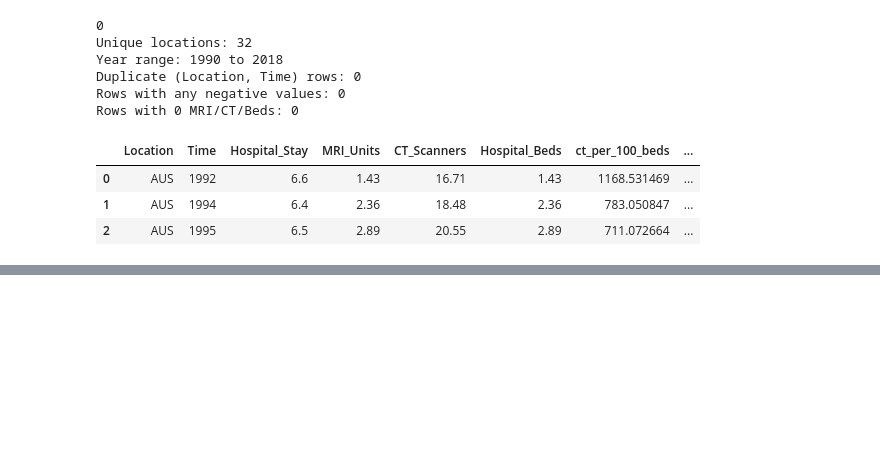
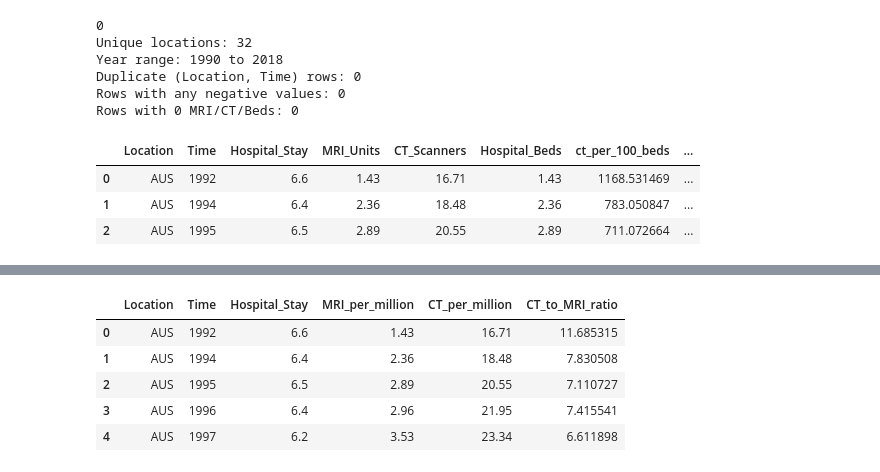
Before and after one commit to awillette89/LoS-analysis, a Jupyter notebook: length-of-stay.ipynb, the cells around one changed output, grey strips where cells are left out. Cells and saved outputs as stored; diff of their text form; code cells hidden in the pictures; blank space fills up the shorter version.

```diff
--- a/length-of-stay.ipynb
+++ b/length-of-stay.ipynb
@@ -307,0 +390,20 @@ inv2.head(3)
+# %%
+# Start from a clean read of the raw investments file
+inv6 = inv_raw.copy()
+
+# Drop duplicate column; rename for clarity
+inv6 = inv6.drop(columns=["Hospital_Beds"]).rename(
+    columns={"CT_Scanners": "CT_per_million", "MRI_Units": "MRI_per_million"}
+)
+
+# Add CT:MR ratio (raw, per-capita units)
+inv6["CT_to_MRI_ratio"] = inv6["CT_per_million"] / inv6["MRI_per_million"]
+
+inv6.head(5)
+# %% [output]
+|  | Location | Time | Hospital_Stay | MRI_per_million | CT_per_million | CT_to_MRI_ratio |
+| 0 | AUS | 1992 | 6.6 | 1.43 | 16.71 | 11.685315 |
+| 1 | AUS | 1994 | 6.4 | 2.36 | 18.48 | 7.830508 |
+| 2 | AUS | 1995 | 6.5 | 2.89 | 20.55 | 7.110727 |
+| 3 | AUS | 1996 | 6.4 | 2.96 | 21.95 | 7.415541 |
+| 4 | AUS | 1997 | 6.2 | 3.53 | 23.34 | 6.611898 |
```
Also changed, not shown: parts of 5 cells of this notebook.
